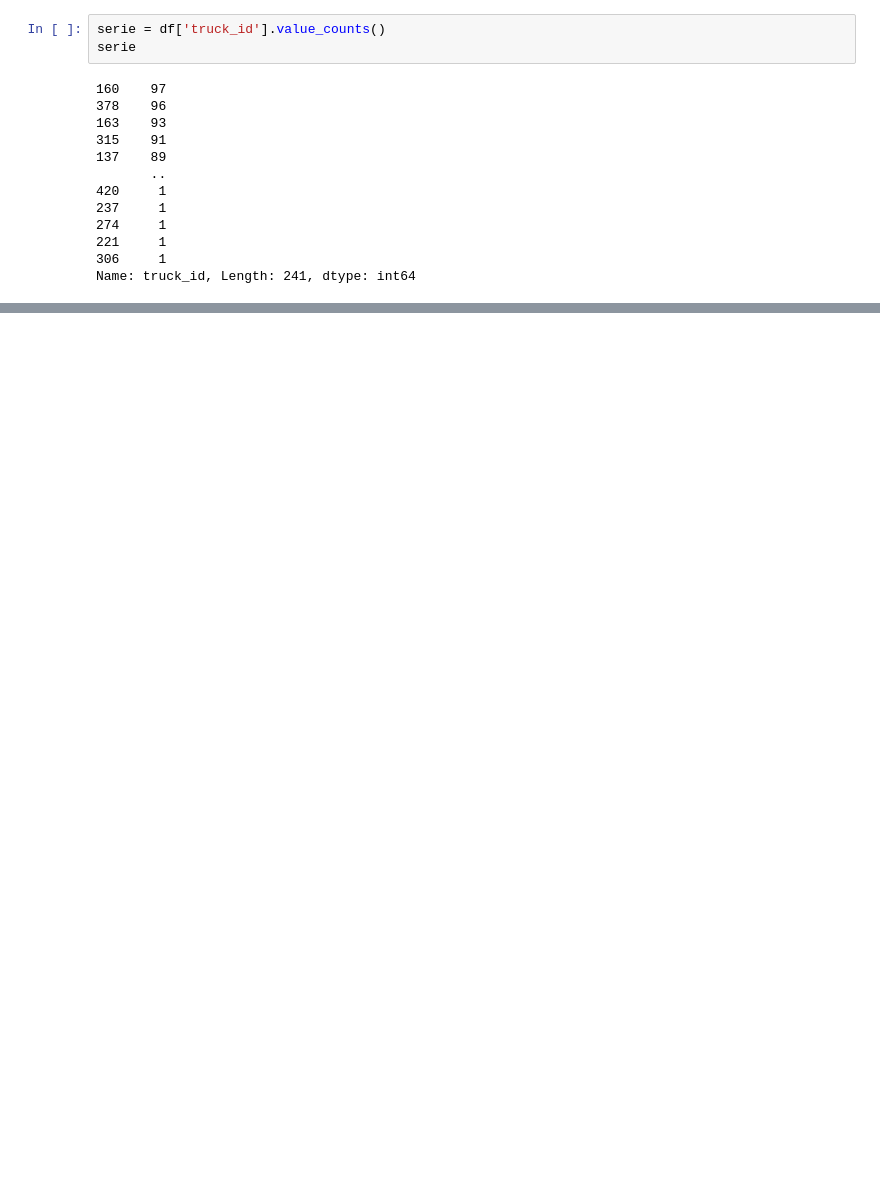
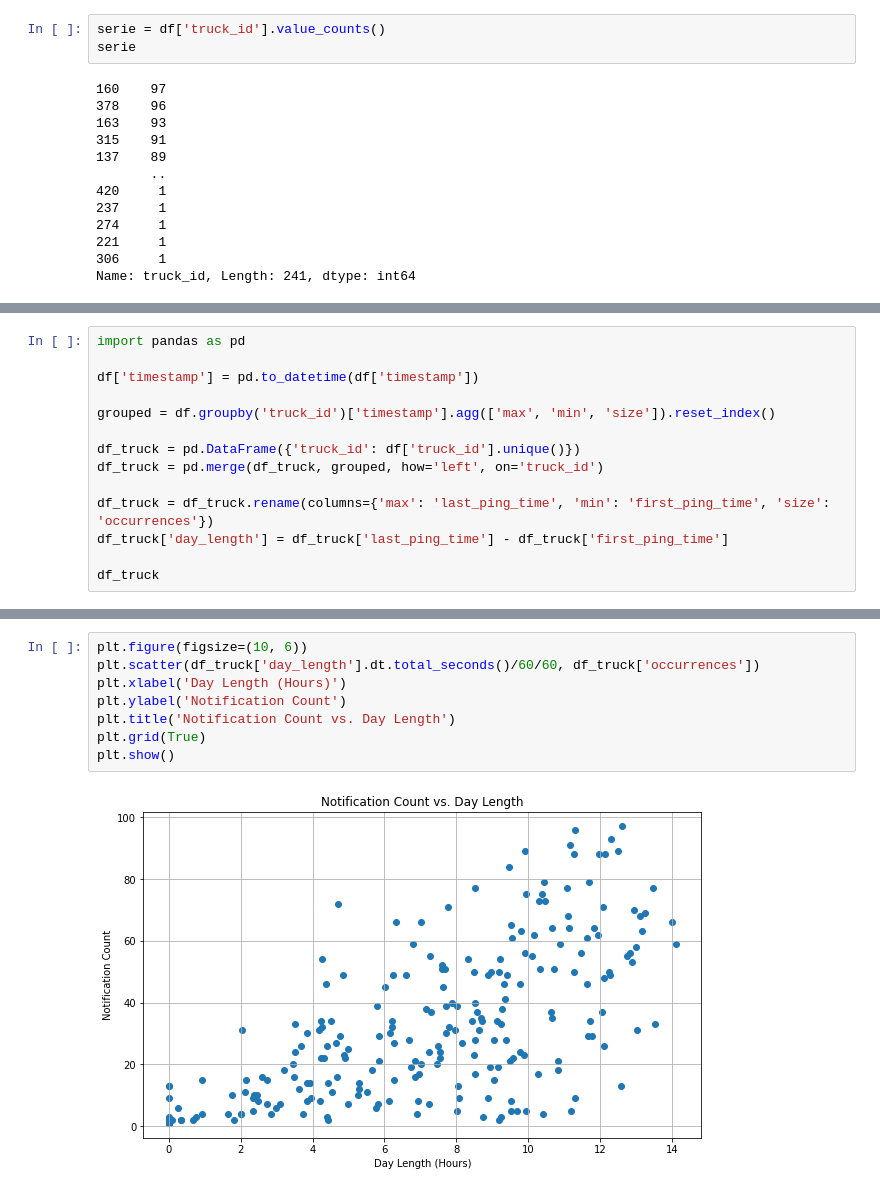
Before and after one commit to imaique/123Loadboard-Challenge, a Jupyter notebook: data_analysis/data analysis.ipynb, the cells around one changed output, grey strips where cells are left out. Saved outputs shown, nothing was run; the diff lists cells and outputs as text; blank space fills up the shorter version.

```diff
--- a/data_analysis/data analysis.ipynb
+++ b/data_analysis/data analysis.ipynb
@@ -127,0 +97,14 @@ plt.show()
+# %%
+import pandas as pd
+
+df['timestamp'] = pd.to_datetime(df['timestamp'])
+
+grouped = df.groupby('truck_id')['timestamp'].agg(['max', 'min', 'size']).reset_index()
+
+df_truck = pd.DataFrame({'truck_id': df['truck_id'].unique()})
+df_truck = pd.merge(df_truck, grouped, how='left', on='truck_id')
+
+df_truck = df_truck.rename(columns={'max': 'last_ping_time', 'min': 'first_ping_time', 'size': 'occurrences'})
+df_truck['day_length'] = df_truck['last_ping_time'] - df_truck['first_ping_time']
+
+df_truck
@@ -127,0 +125,10 @@ plt.show()
+# %%
+plt.figure(figsize=(10, 6))
+plt.scatter(df_truck['day_length'].dt.total_seconds()/60/60, df_truck['occurrences'])
+plt.xlabel('Day Length (Hours)')
+plt.ylabel('Notification Count')
+plt.title('Notification Count vs. Day Length')
+plt.grid(True)
+plt.show()
+# %% [output]
+[figure, added]
```
Also changed, not shown: parts of 12 cells of this notebook, 5 other files.
